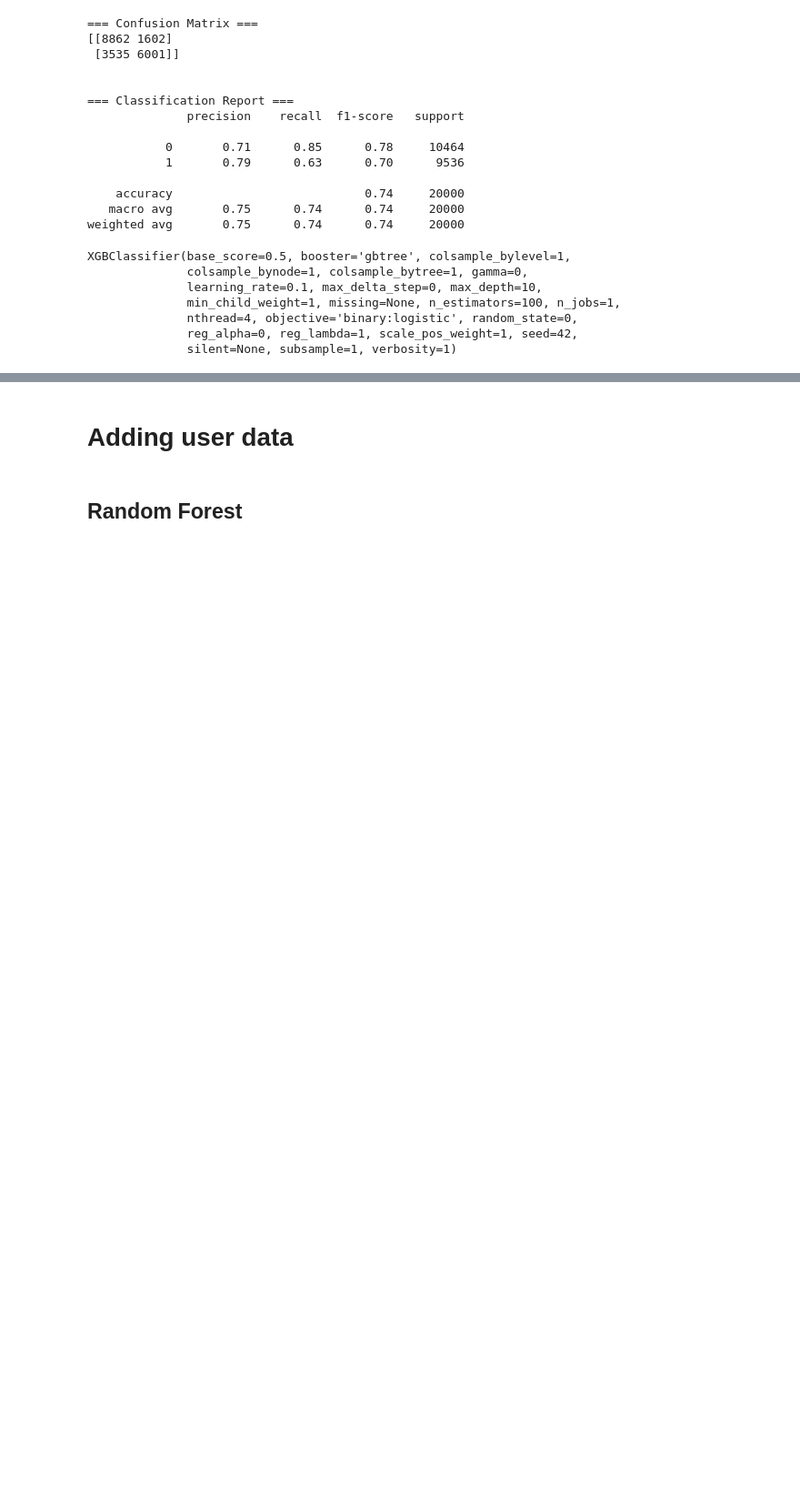
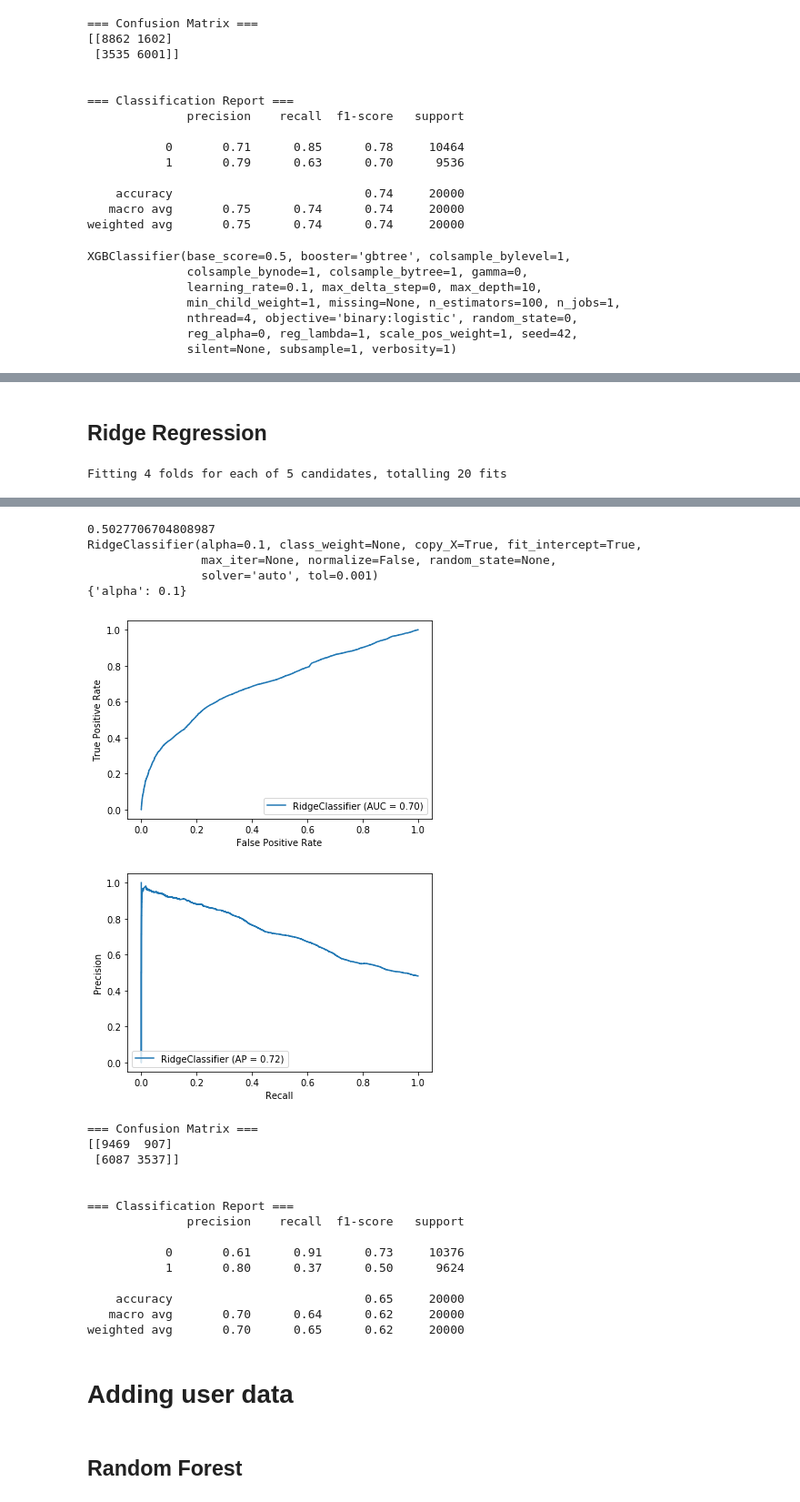
Before and after one commit to alielabridi/NTDS_2019, a Jupyter notebook: classification/classification.ipynb, the cells around one changed output, grey strips where cells are left out. Shown at 91% size. Cells and saved outputs as stored; diff of their text form; code cells hidden in the pictures; blank space fills up the shorter version.

```diff
--- a/classification/classification.ipynb
+++ b/classification/classification.ipynb
@@ -227,0 +415,10 @@ XGBClassifier(base_score=0.5, booster='gbtree', colsample_bylevel=1,
+# %% [markdown]
+## Ridge Regression
+# %%
+grid_params_rc = {
+    "alpha": [1.0, 0.1, 0.05, 0.5, 5]
+}
+ridge_best_estimator = grid_search_cv_and_test(model=RidgeClassifier(), grid_search_params=grid_params_rc,
+                                               X_train=gX_train, y_train=gy_train, X_test=gX_test, y_test=gy_test)
+# %% [output]
+Fitting 4 folds for each of 5 candidates, totalling 20 fits
@@ -228,3 +427,24 @@ XGBClassifier(base_score=0.5, booster='gbtree', colsample_bylevel=1,
+0.5027706704808987
+RidgeClassifier(alpha=0.1, class_weight=None, copy_X=True, fit_intercept=True,
+                max_iter=None, normalize=False, random_state=None,
+                solver='auto', tol=0.001)
+{'alpha': 0.1}
+[figure, added]
+[figure, added]
+=== Confusion Matrix ===
+[[9469  907]
+ [6087 3537]]
+
+
+=== Classification Report ===
+              precision    recall  f1-score   support
+
+           0       0.61      0.91      0.73     10376
+           1       0.80      0.37      0.50      9624
+
+    accuracy                           0.65     20000
+   macro avg       0.70      0.64      0.62     20000
+weighted avg       0.70      0.65      0.62     20000
 # %% [markdown]
 # Adding user data
 # %%
```
Also changed, not shown: parts of 7 cells of this notebook.
